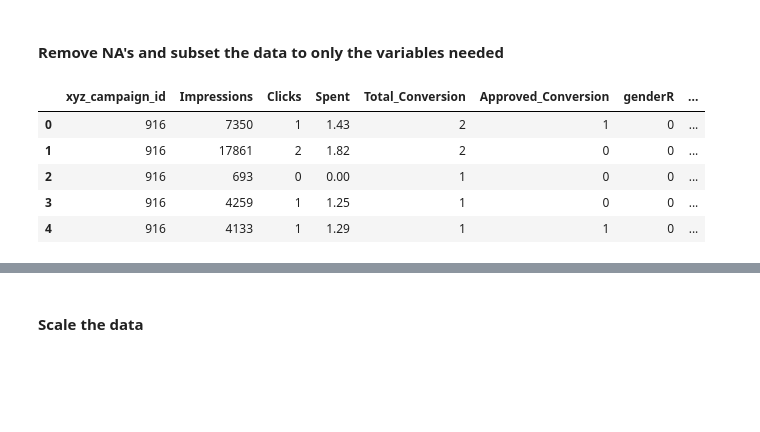
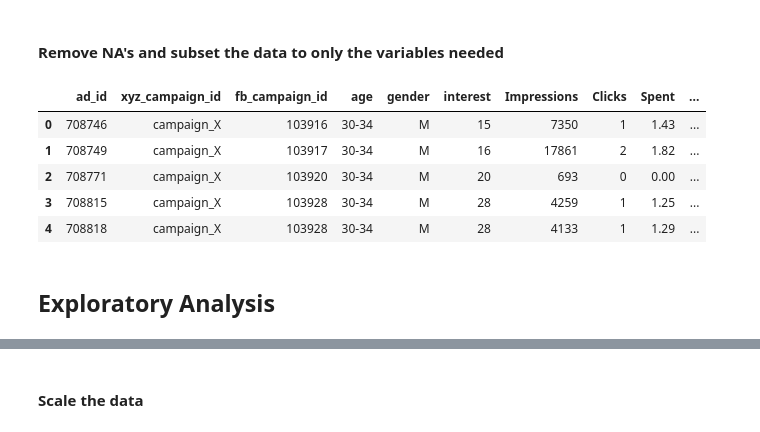
Before and after one commit to jaramiar/Sales-Conversion, a Jupyter notebook: KNN_Ad_Campaigns.ipynb, the cells around one changed output, grey strips where cells are left out. Drawn from its saved outputs; the diff is of its cells as text; code cells hidden in the pictures; blank space fills up the shorter version.

```diff
--- a/KNN_Ad_Campaigns.ipynb
+++ b/KNN_Ad_Campaigns.ipynb
@@ -39,3 +39,4 @@ array([ 916,  936, 1178], dtype=int64)
 #### Convert variables to approprate formats
 # %%
 data['xyz_campaign_id'] = (data['xyz_campaign_id']).astype('category')
+data["xyz_campaign_id"].replace({916:"campaign_X",936:"campaign_Y",1178:"campaign_Z"}, inplace=True)
@@ -84,12 +71,14 @@ array([ 15,  16,  20,  28,  29,  27,  31,   7,  30,  24,  21,  32,  18,
 # %% [markdown]
 #### Remove NA's and subset the data to only the variables needed
 # %%
-data_cleaned = data[['xyz_campaign_id','Impressions','Clicks','Spent','Total_Conversion','Approved_Conversion','genderR','ageR','interest']].dropna()
-data_cleaned.head()
+data = data.dropna()
+data.head()
 # %% [output]
-|  | xyz_campaign_id | Impressions | Clicks | Spent | Total_Conversion | Approved_Conversion | genderR | ... |
-| 0 | 916 | 7350 | 1 | 1.43 | 2 | 1 | 0 | ... |
-| 1 | 916 | 17861 | 2 | 1.82 | 2 | 0 | 0 | ... |
-| 2 | 916 | 693 | 0 | 0.00 | 1 | 0 | 0 | ... |
-| 3 | 916 | 4259 | 1 | 1.25 | 1 | 0 | 0 | ... |
-| 4 | 916 | 4133 | 1 | 1.29 | 1 | 1 | 0 | ... |
+|  | ad_id | xyz_campaign_id | fb_campaign_id | age | gender | interest | Impressions | Clicks | Spent | ... |
+| 0 | 708746 | campaign_X | 103916 | 30-34 | M | 15 | 7350 | 1 | 1.43 | ... |
+| 1 | 708749 | campaign_X | 103917 | 30-34 | M | 16 | 17861 | 2 | 1.82 | ... |
+| 2 | 708771 | campaign_X | 103920 | 30-34 | M | 20 | 693 | 0 | 0.00 | ... |
+| 3 | 708815 | campaign_X | 103928 | 30-34 | M | 28 | 4259 | 1 | 1.25 | ... |
+| 4 | 708818 | campaign_X | 103928 | 30-34 | M | 28 | 4133 | 1 | 1.29 | ... |
+# %% [markdown]
+## Exploratory Analysis
```
Also changed, not shown: parts of 19 cells of this notebook.
